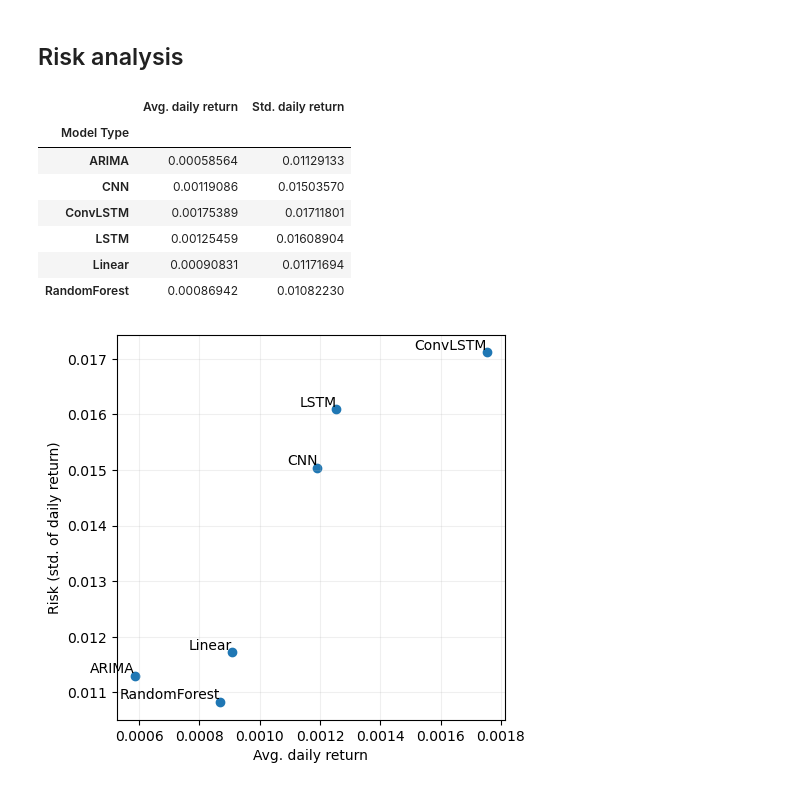
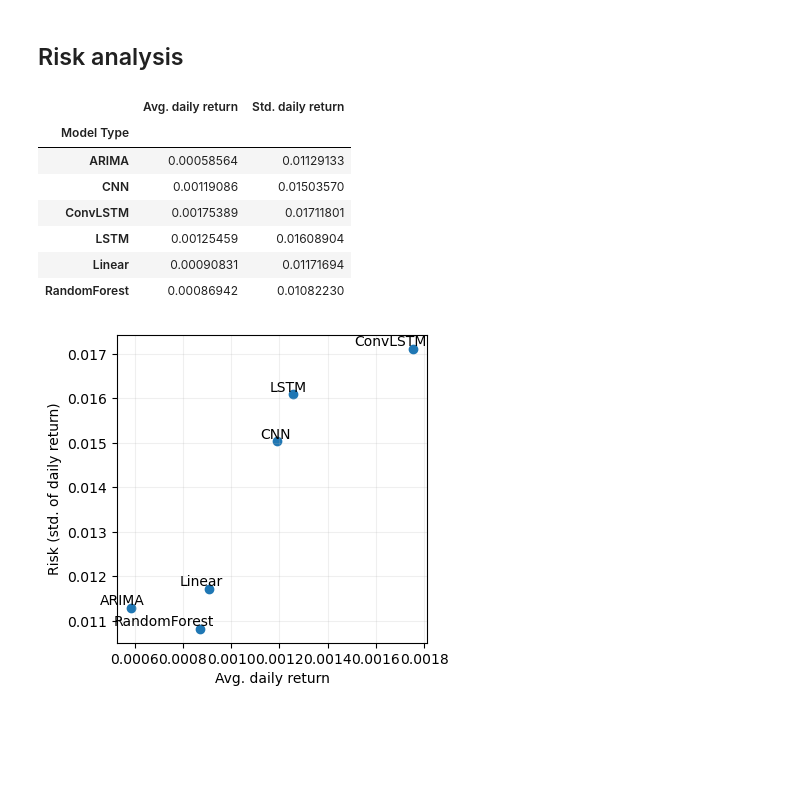
Before and after one commit to luo-simon/stock-predictions, a Jupyter notebook: notebooks/results.ipynb, the cells around one changed output. Drawn from its saved outputs; the diff is of its cells as text; code cells hidden in the pictures; blank space fills up the shorter version.

```diff
--- a/notebooks/results.ipynb
+++ b/notebooks/results.ipynb
@@ -68,7 +66,7 @@ df.drop(columns=["Hyperparameters", "Model Type"]).groupby("Stock").mean().loc[[
 | UNH | -0.17845246 | 0.00027840 | 0.01650261 | 0.01281574 | 0.03330397 | 51.99203187 | 0.00002149 | 0.01246166 | ... |
 # %%
 # Plotting
-fig, axs = plt.subplots(nrows=1, ncols=2, figsize=(12,5))
+fig, axs = plt.subplots(nrows=1, ncols=2, figsize=(10,3))
 
 for i, set in enumerate(["Validation set", "Test set"]):
     df = dfs.copy()
@@ -77,7 +75,7 @@ for i, set in enumerate(["Validation set", "Test set"]):
     df = df[['Linear', 'ARIMA', 'RandomForest','CNN', 'LSTM', 'ConvLSTM']] # Re-order columns
     display(df)
     df.plot(kind='bar', ax=axs[i])
-    axs[i].set_title(f'Accuracy by Stock and Model Type ({set})')
+    axs[i].set_title(f'{set}')
     axs[i].set_ylabel('Accuracy')
     axs[i].set_xlabel('Stock')
     axs[i].tick_params(labelrotation=0)
@@ -86,6 +84,7 @@ for i, set in enumerate(["Validation set", "Test set"]):
 
 
 axs[1].legend(title='Model Type', bbox_to_anchor=(1.05, 1), loc='upper left')
+fig.tight_layout()
 plt.show()
 # %% [output]
 | Model Type | Linear | ARIMA | RandomForest | CNN | LSTM | ConvLSTM |
@@ -121,7 +120,7 @@ df.drop(columns=["Hyperparameters", "Stock"]).groupby("Model Type").mean().loc[[
 Looking at the mean accuracies of each model for the test set, we observe that the hybrid ConvLSTM is improved across all metrics over its CNN and LSTM predecessors. The second-best model is the LSTM model, followed by the CNN and Random Forest models. The ConvLSTM model, relative to the other models performs much better. Now turning our attention to the standard deviation of daily return, we observe that the statistical models all similarly have lower variation than the deep learning models. This suggests the trading decisions derived from the deep learning models result in riskier portfolios, whose values vary more than those of the statistical models. However, this is counter-balanced by the average daily return being higher for the deep learning models. Consequently, all models have similar risk adjusted returns, except the ConvLSTM model which is notably higher. Similar rankings can be observed from the traditional machine learning metrics, with higher accuracy correlating to higher average daily return, but as noted in Section X, this is not always true.
 # %%
 # Plotting
-fig, axs = plt.subplots(nrows=1, ncols=2, figsize=(12,5))
+fig, axs = plt.subplots(nrows=1, ncols=2, figsize=(10,3))
 
 for i, set in enumerate(["Validation set", "Test set"]):
     df = dfs.copy()
@@ -129,7 +128,7 @@ for i, set in enumerate(["Validation set", "Test set"]):
     df = df.loc[['NVDA', 'JPM', 'HD', 'UNH']] # Re-order rows
     df = df[['Linear', 'ARIMA', 'RandomForest','CNN', 'LSTM', 'ConvLSTM']] # Re-order columns
     df.plot(kind='bar', ax=axs[i])
-    axs[i].set_title(f'Avg. daily return by Stock and Model Type ({set})')
+    axs[i].set_title(f'{set}')
     axs[i].set_ylabel('Avg. daily return')
     axs[i].set_xlabel('Stock')
     axs[i].tick_params(labelrotation=0)
@@ -137,5 +136,6 @@ for i, set in enumerate(["Validation set", "Test set"]):
 
 
 axs[1].legend(title='Model Type', bbox_to_anchor=(1.05, 1), loc='upper left')
+fig.tight_layout()
 plt.show()
 # %% [output]
@@ -207,7 +207,7 @@ We can see the evaluation metric distributions of the random walk model across t
 df = random_df.drop(columns=["Stock"]).groupby(random_df.index).mean()
 display(df)
 
-fig, axs = plt.subplots(nrows=1, ncols=4, figsize=(16,4))
+fig, axs = plt.subplots(nrows=1, ncols=4, figsize=(12,3))
 for i, metric in enumerate(["RMSE", "Accuracy", "Avg. daily return", "Risk adj. return"]):
     sns.histplot(df, x=metric, kde=True, ax=axs[i], stat="density")
     xmin, xmax = axs[i].get_xlim()
@@ -262,26 +262,26 @@ Performing the statistical tests, we see that only the ConvLSTM model is statist
 # %%
 df = dfs.copy()
 df = df.drop(columns=["Stock", "Hyperparameters"]).groupby("Model Type").mean()["Test set"]
 display(df[["Avg. daily return", "Std. daily return"]])
 
-fig, ax = plt.subplots(figsize=(5,5))
+fig, ax = plt.subplots(figsize=(4,4))
 ax.scatter(x=df["Avg. daily return"], y=df["Std. daily return"])
 plt.xlabel('Avg. daily return')
 plt.ylabel('Risk (std. of daily return)')
 ax.grid(True, alpha=0.2)
 
 for label, x, y in zip(df.index, df["Avg. daily return"], df["Std. daily return"]):
-    plt.annotate(label, xy=(x, y), xytext=(0, 0), textcoords='offset points', ha='right', va='bottom')
+    plt.annotate(label, xy=(x, y), xytext=(10, 0), textcoords='offset points', ha='right', va='bottom')
 # %% [output]
 |  | Avg. daily return | Std. daily return |
 | Model Type |  |  |
 | ARIMA | 0.00058564 | 0.01129133 |
 | CNN | 0.00119086 | 0.01503570 |
 | ConvLSTM | 0.00175389 | 0.01711801 |
 | LSTM | 0.00125459 | 0.01608904 |
 | Linear | 0.00090831 | 0.01171694 |
 | RandomForest | 0.00086942 | 0.01082230 |
-[figure, old version]
+[figure, new version]
 # %%
 df = dfs.copy()
 df = df.drop(columns=["Model Type", "Hyperparameters"]).groupby("Stock").mean()["Test set"]
```
Also changed, not shown: parts of 6 cells of this notebook, 3 other files.
